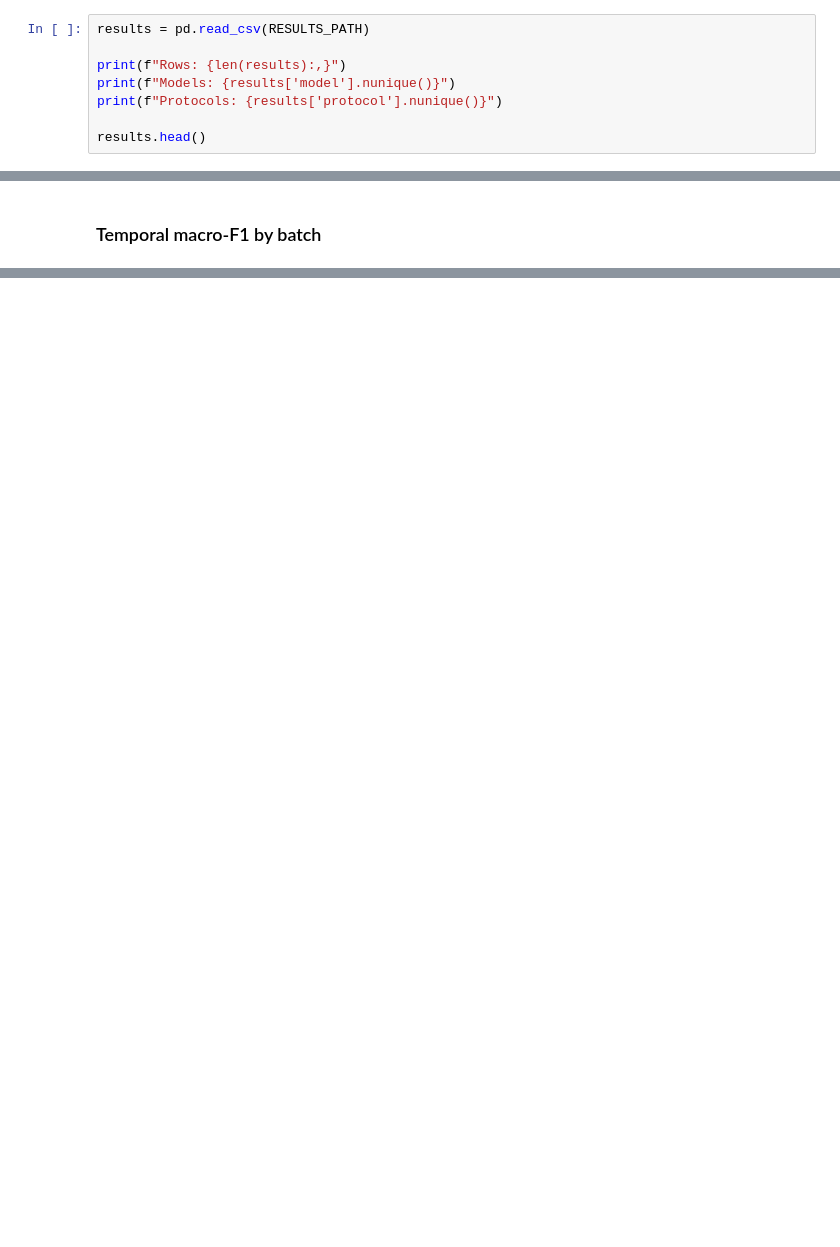
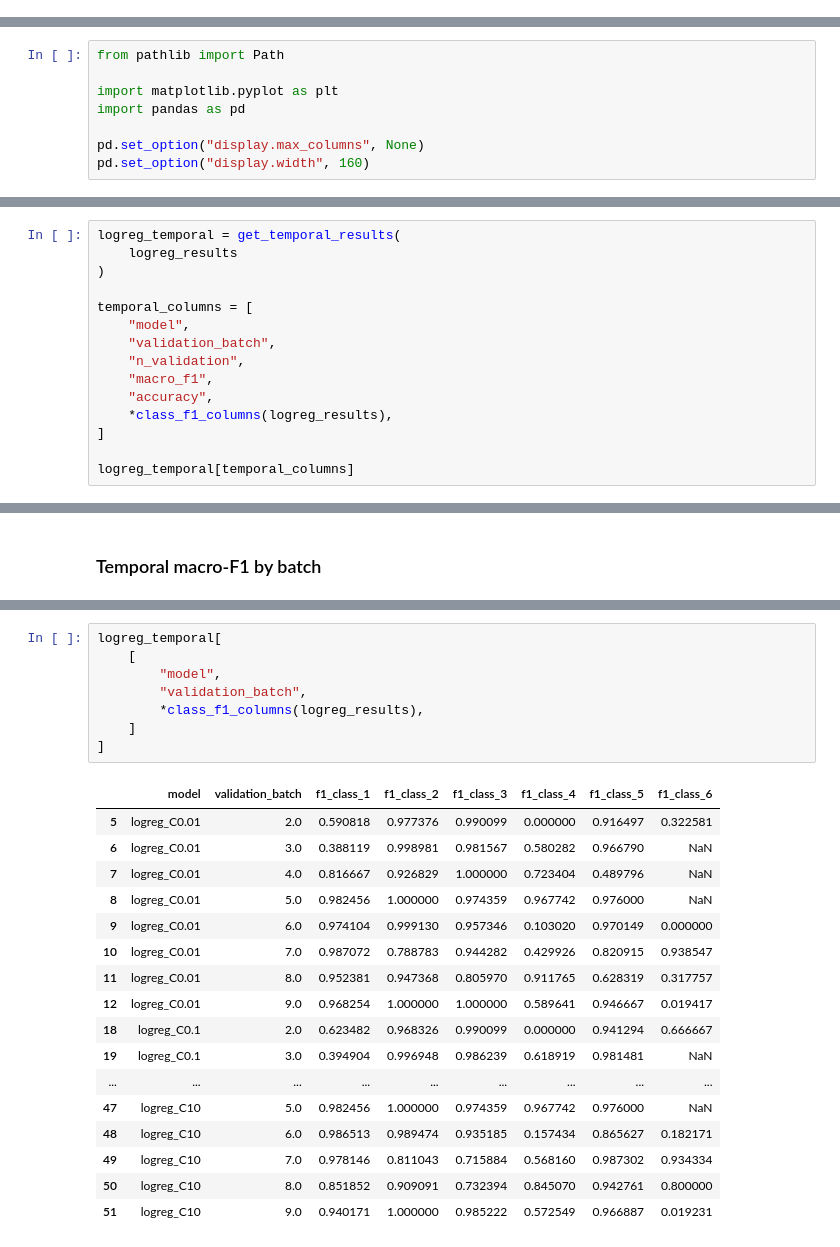
Before and after one commit to adrianfeijoo/gas-sensor-drift-classification, a Jupyter notebook: notebooks/02_model_evaluation.ipynb, the cells around one changed output, grey strips where cells are left out. Saved outputs shown, nothing was run; the diff lists cells and outputs as text; blank space fills up the shorter version.

```diff
--- a/notebooks/02_model_evaluation.ipynb
+++ b/notebooks/02_model_evaluation.ipynb
@@ -45,8 +0,0 @@ PROJECT_ROOT, RESULTS_PATH
-# %%
-results = pd.read_csv(RESULTS_PATH)
-
-print(f"Rows: {len(results):,}")
-print(f"Models: {results['model'].nunique()}")
-print(f"Protocols: {results['protocol'].nunique()}")
-
-results.head()
@@ -200,0 +9,8 @@ temporal_results[
+# %%
+from pathlib import Path
+
+import matplotlib.pyplot as plt
+import pandas as pd
+
+pd.set_option("display.max_columns", None)
+pd.set_option("display.width", 160)
@@ -200,0 +347,15 @@ temporal_results[
+# %%
+logreg_temporal = get_temporal_results(
+    logreg_results
+)
+
+temporal_columns = [
+    "model",
+    "validation_batch",
+    "n_validation",
+    "macro_f1",
+    "accuracy",
+    *class_f1_columns(logreg_results),
+]
+
+logreg_temporal[temporal_columns]
@@ -336,0 +430,26 @@ comparison
+# %%
+logreg_temporal[
+    [
+        "model",
+        "validation_batch",
+        *class_f1_columns(logreg_results),
+    ]
+]
+# %% [output]
+|  | model | validation_batch | f1_class_1 | f1_class_2 | f1_class_3 | f1_class_4 | f1_class_5 | f1_class_6 |
+| 5 | logreg_C0.01 | 2.0 | 0.590818 | 0.977376 | 0.990099 | 0.000000 | 0.916497 | 0.322581 |
+| 6 | logreg_C0.01 | 3.0 | 0.388119 | 0.998981 | 0.981567 | 0.580282 | 0.966790 | NaN |
+| 7 | logreg_C0.01 | 4.0 | 0.816667 | 0.926829 | 1.000000 | 0.723404 | 0.489796 | NaN |
+| 8 | logreg_C0.01 | 5.0 | 0.982456 | 1.000000 | 0.974359 | 0.967742 | 0.976000 | NaN |
+| 9 | logreg_C0.01 | 6.0 | 0.974104 | 0.999130 | 0.957346 | 0.103020 | 0.970149 | 0.000000 |
+| 10 | logreg_C0.01 | 7.0 | 0.987072 | 0.788783 | 0.944282 | 0.429926 | 0.820915 | 0.938547 |
+| 11 | logreg_C0.01 | 8.0 | 0.952381 | 0.947368 | 0.805970 | 0.911765 | 0.628319 | 0.317757 |
+| 12 | logreg_C0.01 | 9.0 | 0.968254 | 1.000000 | 1.000000 | 0.589641 | 0.946667 | 0.019417 |
+| 18 | logreg_C0.1 | 2.0 | 0.623482 | 0.968326 | 0.990099 | 0.000000 | 0.941294 | 0.666667 |
+| 19 | logreg_C0.1 | 3.0 | 0.394904 | 0.996948 | 0.986239 | 0.618919 | 0.981481 | NaN |
+| ... | ... | ... | ... | ... | ... | ... | ... | ... |
+| 47 | logreg_C10 | 5.0 | 0.982456 | 1.000000 | 0.974359 | 0.967742 | 0.976000 | NaN |
+| 48 | logreg_C10 | 6.0 | 0.986513 | 0.989474 | 0.935185 | 0.157434 | 0.865627 | 0.182171 |
+| 49 | logreg_C10 | 7.0 | 0.978146 | 0.811043 | 0.715884 | 0.568160 | 0.987302 | 0.934334 |
+| 50 | logreg_C10 | 8.0 | 0.851852 | 0.909091 | 0.732394 | 0.845070 | 0.942761 | 0.800000 |
+| 51 | logreg_C10 | 9.0 | 0.940171 | 1.000000 | 0.985222 | 0.572549 | 0.966887 | 0.019231 |
```
Also changed, not shown: parts of 50 cells of this notebook.
